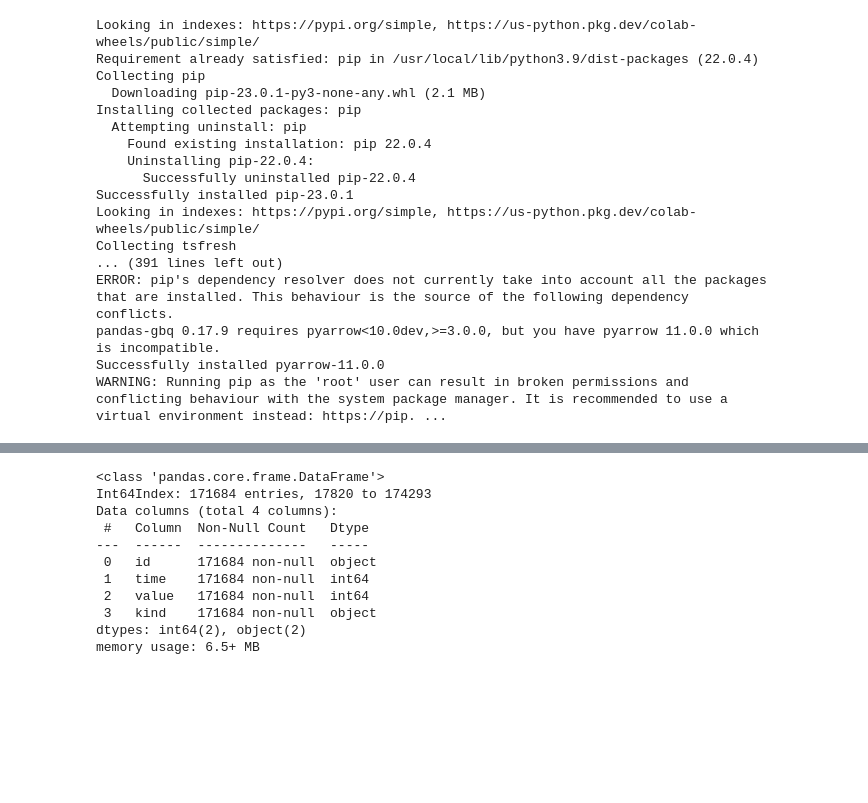
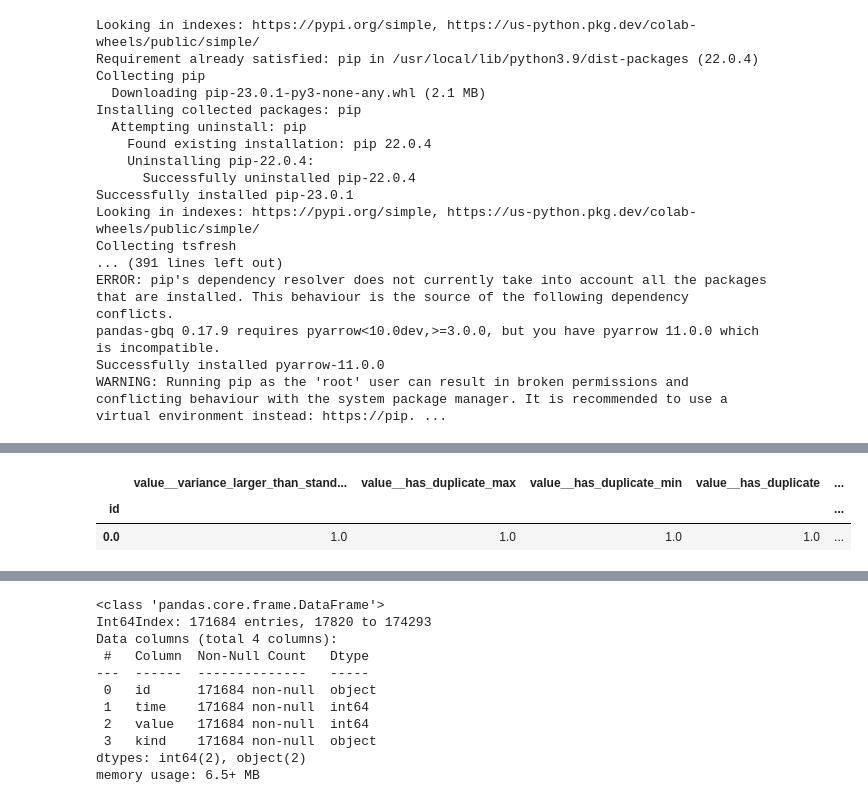
Before and after one commit to arumajirou/-daily-test, a Jupyter notebook: 時系列アプリ下調べ.ipynb, the cells around one changed output, grey strips where cells are left out. Cells and saved outputs as stored; diff of their text form; code cells hidden in the pictures; blank space fills up the shorter version.

```diff
--- a/時系列アプリ下調べ.ipynb
+++ b/時系列アプリ下調べ.ipynb
@@ -4266,34 +4266,3 @@ df_encoded_pl = pl.from_arrow(table)
 
 # Sort the Polars dataframe by date
 df_encoded_pl = df_encoded_pl.sort('date')
-# %%
-%%time
-import numpy as np
-import pandas as pd
-import dask.dataframe as dd
-from tsfresh import extract_features
-from tsfresh.utilities.dataframe_functions import make_forecasting_frame
-from dask.distributed import Client
-
-# Dask クライアントを設定（マルチプロセッシングを有効にするために、プロセスごとにワーカーを使用）
-client = Client(processes=False)
-
-# データフレームを整形し、時系列データとして扱うための準備
-df_encoded['id'] = df_encoded.index
-
-# tsfreshによる特徴量抽出
-df_shift, y = make_forecasting_frame(df_encoded['N1'], kind='number', max_timeshift=10, rolling_direction=1)
-
-# 非数値データを数値データに変換（エラーが発生する場合は、NaNに変換）
-non_numeric_columns = df_shift.select_dtypes(include=['object']).columns
-for col in non_numeric_columns:
-    df_shift[col] = pd.to_numeric(df_shift[col], errors='coerce')
-
-# NaN値を0や適切な値で埋める（必要に応じて）
-df_shift.fillna(0, inplace=True)
-
-# Dask DataFrame に変換
-ddf_shift = dd.from_pandas(df_shift, npartitions=10)
-
-# Dask を使って tsfresh の特徴量抽出を並列化
-X_tsfresh = dd.map_partitions(lambda df: extract_features(df, column_id='id', column_sort='time'), ddf_shift).compute()
@@ -4391,0 +4443,6 @@ NvvmError: ignored
+# %%
+X_tsfresh
+# %% [output]
+|  | value__variance_larger_than_stand... | value__has_duplicate_max | value__has_duplicate_min | value__has_duplicate | ... |
+| id |  |  |  |  | ... |
+| 0.0 | 1.0 | 1.0 | 1.0 | 1.0 | ... |
```
Also changed, not shown: parts of 10 cells of this notebook.
